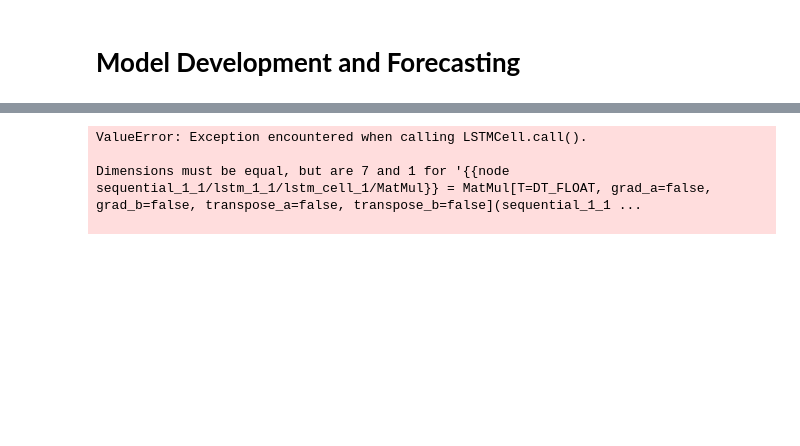
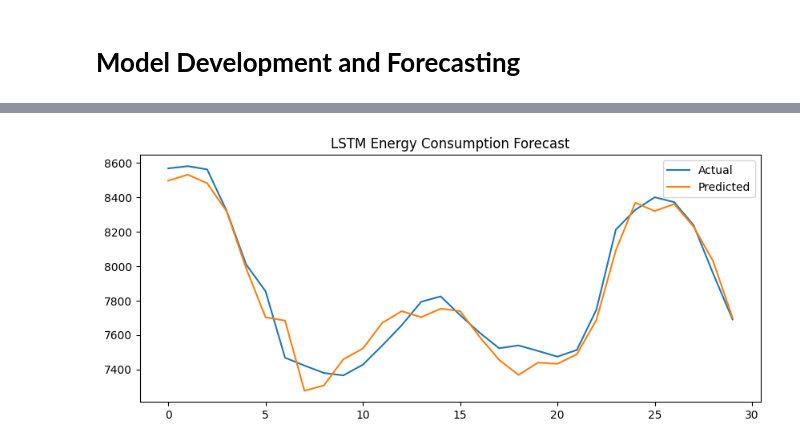
Before and after one commit to AshuuMishra/Hourly_energy_consumption_forecast, a Jupyter notebook: Hourly_energy_consumption_forecast.ipynb, the cells around one changed output, grey strips where cells are left out. Cells and saved outputs as stored; diff of their text form; code cells hidden in the pictures; blank space fills up the shorter version.

```diff
--- a/Hourly_energy_consumption_forecast.ipynb
+++ b/Hourly_energy_consumption_forecast.ipynb
@@ -162,48 +162,58 @@ plt.show()
 # %%
+import numpy as np
 from sklearn.preprocessing import MinMaxScaler
 from keras.models import Sequential
 from keras.layers import Dense, LSTM
+import matplotlib.pyplot as plt
 
+# Use only the target column (assuming 'PJMW_MW')
+target = df[['PJMW_MW']]
 
-# Scale
+# Normalize the data
 scaler = MinMaxScaler()
-scaled_data = scaler.fit_transform(df)
+scaled_data = scaler.fit_transform(target)
 
-
-# Create sequences
+# Sequence builder
 def create_sequences(data, seq_len=30):
     X, y = [], []
     for i in range(len(data) - seq_len):
-        X.append(data[i:i+seq_len])
-        y.append(data[i+seq_len])
+        X.append(data[i:i + seq_len])
+        y.append(data[i + seq_len])
     return np.array(X), np.array(y)
 
+# Sequence length
 seq_len = 30
 X, y = create_sequences(scaled_data, seq_len)
+
+# Split into train and test (last 30 points as test)
 X_train, y_train = X[:-30], y[:-30]
 X_test, y_test = X[-30:], y[-30:]
 
-print(X_train.shape)
-print(X_test.shape)
+# Reshape for LSTM: (samples, timesteps, features)
+X_train = X_train.reshape((X_train.shape[0], seq_len, 1))
+X_test = X_test.reshape((X_test.shape[0], seq_len, 1))
 
-
-# Model
+# Build LSTM model
 model = Sequential()
 model.add(LSTM(50, activation='relu', input_shape=(seq_len, 1)))
 model.add(Dense(1))
 model.compile(optimizer='adam', loss='mse')
-model.fit(train,train, epochs=10, verbose=1)
 
-# Predict
+# Train the model
+model.fit(X_train, y_train, epochs=10, verbose=1)
+
+# Forecast
 y_pred = model.predict(X_test)
+
+# Inverse transform
 y_pred_inv = scaler.inverse_transform(y_pred)
-y_test_inv = scaler.inverse_transform(y_test.reshape(-1,1))
+y_test_inv = scaler.inverse_transform(y_test)
 
 # Plot
-plt.figure(figsize=(10,4))
+plt.figure(figsize=(10, 4))
 plt.plot(y_test_inv, label='Actual')
 plt.plot(y_pred_inv, label='Predicted')
-plt.title("LSTM Forecast")
+plt.title('LSTM Energy Consumption Forecast')
 plt.legend()
 plt.show()
 # %% [output]
@@ -232,4 +237 @@ Epoch 10/10
-ValueError: Exception encountered when calling LSTMCell.call().
-
-Dimensions must be equal, but are 7 and 1 for '{{node sequential_1_1/lstm_1_1/lstm_cell_1/MatMul}} = MatMul[T=DT_FLOAT, grad_a=false, grad_b=false, transpose_a=false, transpose_b=false](sequential_1_1 ...
-
+[figure, added]
```
Also changed, not shown: parts of 9 cells of this notebook.
